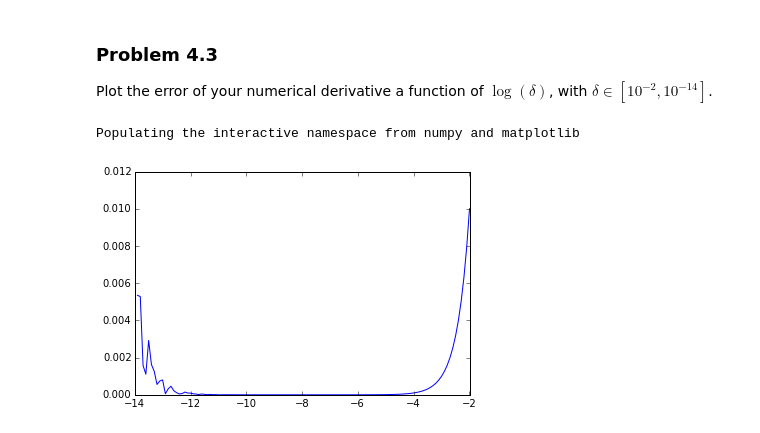
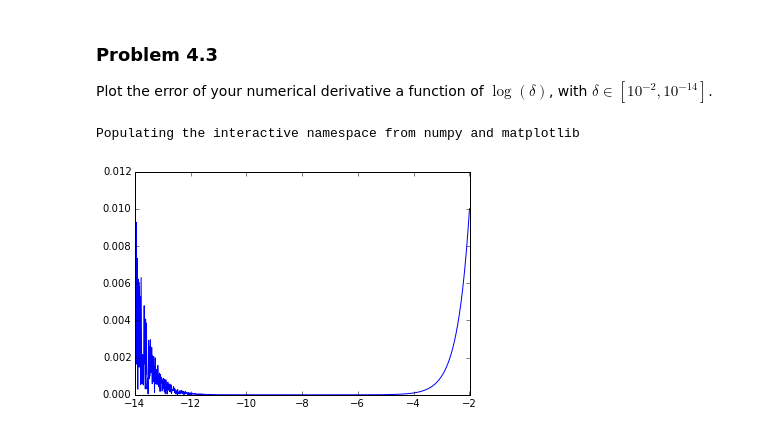
Before and after one commit to pcchen/NTHU10320PHYS290000, a Jupyter notebook: student/103022141/Homework3.ipynb, the cells around one changed output. Saved outputs shown, nothing was run; the diff lists cells and outputs as text; code cells hidden in the pictures.

```diff
--- a/student/103022141/Homework3.ipynb
+++ b/student/103022141/Homework3.ipynb
@@ -29,9 +29,9 @@ def logic_map(a):
         times=times+1
     return x
 
-a_all=arange(1.0,4.0,0.001)
+a_all=arange(1.0,4.0,0.01)
 t1=[]
-for i in arange(1.0,4.0,0.001):
+for i in arange(1.0,4.0,0.01):
     t1.append(logic_map(i))
 plot(a_all,t1)
 # %% [output]
@@ -216,25 +236,25 @@ Plot the error of your numerical derivative a function of $\log(\delta)$, with $
 # %%
 # Problem 4.3
 %pylab inline
 def g(a):
     t=a*(a-1)
     return t
 
 def der(x,delta):
     c=(g(delta+x)-g(x))/delta
     return c
 
 def y():
     s=[]
-    i_all=arange(-2,-14,-0.1)
-    for i in arange(-2,-14,-0.1):
+    i_all=arange(-2,-14,-0.01)
+    for i in arange(-2,-14,-0.01):
 
         s.append(abs(der(1,10**i)-1))
     plot(i_all,s)
 
 
 
 y()
 # %% [output]
 Populating the interactive namespace from numpy and matplotlib
-[figure, old version]
+[figure, new version]
```
Also changed, not shown: parts of 3 cells of this notebook.
